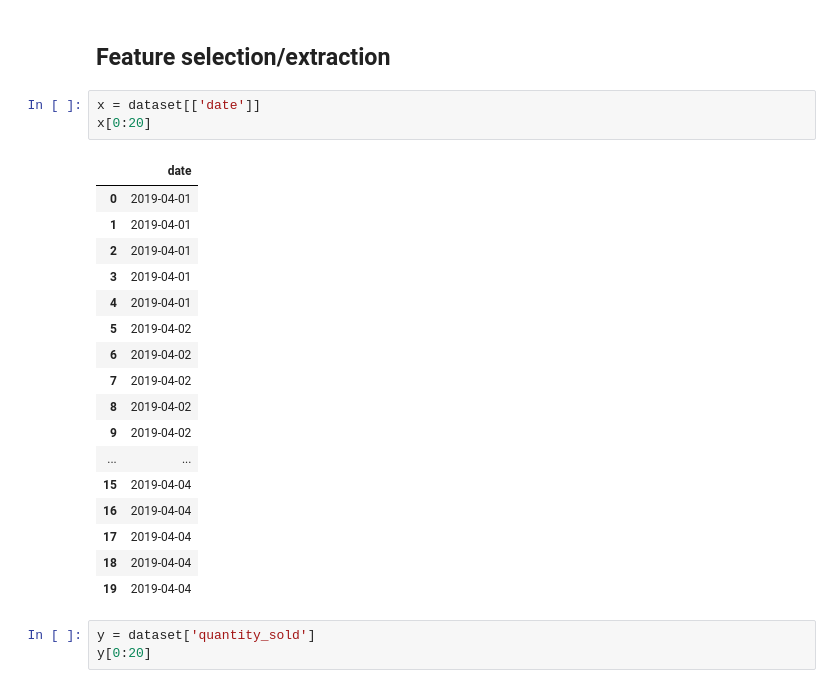
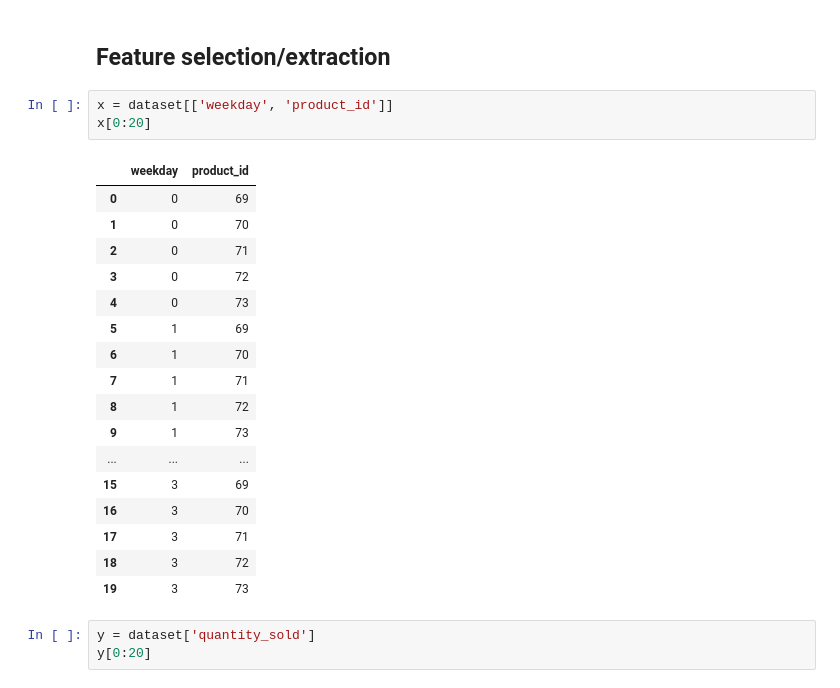
Before and after one commit to michalmullen/machine-learning, a Jupyter notebook: notebooks/coffeeShopAD.ipynb, the cells around one changed output. Saved outputs shown, nothing was run; the diff lists cells and outputs as text.

```diff
--- a/notebooks/coffeeShopAD.ipynb
+++ b/notebooks/coffeeShopAD.ipynb
@@ -98,26 +98,26 @@ for i in range(69, 74):
 # %% [markdown]
 ## Feature selection/extraction
 # %%
-x = dataset[['date']]
+x = dataset[['weekday', 'product_id']]
 x[0:20]
 # %% [output]
-|  | date |
-| 0 | 2019-04-01 |
-| 1 | 2019-04-01 |
-| 2 | 2019-04-01 |
-| 3 | 2019-04-01 |
-| 4 | 2019-04-01 |
-| 5 | 2019-04-02 |
-| 6 | 2019-04-02 |
-| 7 | 2019-04-02 |
-| 8 | 2019-04-02 |
-| 9 | 2019-04-02 |
-| ... | ... |
-| 15 | 2019-04-04 |
-| 16 | 2019-04-04 |
-| 17 | 2019-04-04 |
-| 18 | 2019-04-04 |
-| 19 | 2019-04-04 |
+|  | weekday | product_id |
+| 0 | 0 | 69 |
+| 1 | 0 | 70 |
+| 2 | 0 | 71 |
+| 3 | 0 | 72 |
+| 4 | 0 | 73 |
+| 5 | 1 | 69 |
+| 6 | 1 | 70 |
+| 7 | 1 | 71 |
+| 8 | 1 | 72 |
+| 9 | 1 | 73 |
+| ... | ... | ... |
+| 15 | 3 | 69 |
+| 16 | 3 | 70 |
+| 17 | 3 | 71 |
+| 18 | 3 | 72 |
+| 19 | 3 | 73 |
 # %%
 y = dataset['quantity_sold']
 y[0:20]
```
Also changed, not shown: parts of 5 cells of this notebook.
